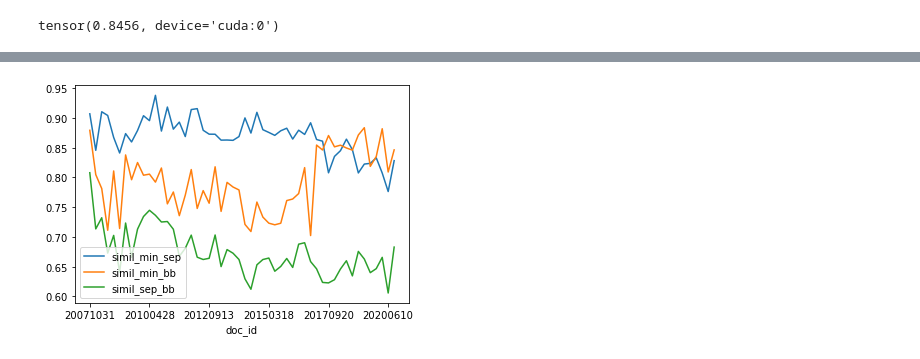
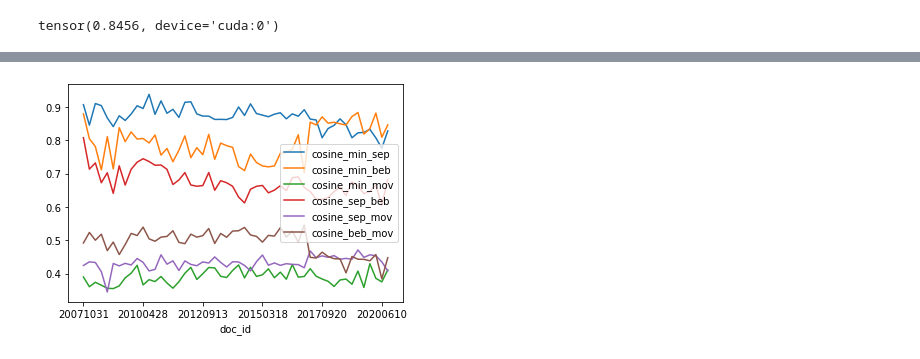
Before and after one commit to rubenhm/text-similarities, a Jupyter notebook: python/Calculate_similarites.ipynb, the cells around one changed output, grey strips where cells are left out. Drawn from its saved outputs; the diff is of its cells as text; code cells hidden in the pictures.

```diff
--- a/python/Calculate_similarites.ipynb
+++ b/python/Calculate_similarites.ipynb
@@ -17,6 +18,7 @@ from sklearn.metrics.pairwise import cosine_similarity
 minutes = pd.read_pickle('../data/data-gen/sent_minutes.p')
 seps    = pd.read_pickle('../data/data-gen/sent_seps.p')
 beigeb  = pd.read_pickle('../data/data-gen/sent_beigebook.p')
+movies  = pd.read_pickle('../data/data-gen/sent_movies.p')
 # %%
 print(minutes.shape)
 minutes.head()
@@ -233,3 +244,0 @@ df_simil_seps_bb_series = pd.DataFrame([[simil_minutes_sep_series.cpu().numpy().
-# %%
-# Form array with unique values of dates
-dates = minutes.doc_id.unique()
@@ -241 +251,23 @@ df_simil = pd.DataFrame(data.T, columns = ['doc_id','simil_min_sep', 'simil_min_
+# %%
+# Separate lists to form pandas data frames
+cosine_similarity = []
+euclid_similarity = []
+pearsn_similarity = []
+for list in simil_results:
+    cosine_similarity.append(list[0])
+    euclid_similarity.append(list[1])
+    pearsn_similarity.append(list[2])
+# %%
+df_cosine = pd.DataFrame(np.vstack(cosine_similarity),
+                         columns =['cosine_min_sep', 'cosine_min_beb', 'cosine_min_mov',
+                                   'cosine_sep_beb', 'cosine_sep_mov', 'cosine_beb_mov'])
+df_cosine.insert(loc = 0, column = 'doc_id', value = dates)
+df_euclid = pd.DataFrame(np.vstack(euclid_similarity),
+                         columns =['euclid_min_sep', 'euclid_min_beb', 'euclid_min_mov',
+                                   'euclid_sep_beb', 'euclid_sep_mov', 'euclid_beb_mov'])
+df_euclid.insert(loc = 0, column = 'doc_id', value = dates)
+df_pearsn = pd.DataFrame(np.vstack(cosine_similarity),
+                         columns =['pearsn_min_sep', 'pearsn_min_beb', 'pearsn_min_mov',
+                                   'pearsn_sep_beb', 'pearsn_sep_mov', 'pearsn_beb_mov'])
+df_pearsn.insert(loc = 0, column = 'doc_id', value = dates)
 # %%
@@ -250,5 +300,5 @@ df_simil.head()
 # %%
-df_simil.plot(x = "doc_id", y = ["simil_min_sep","simil_min_bb", "simil_sep_bb"])
+df_cosine.plot(x = "doc_id")
 plt.show()
 # %% [output]
-[figure, old version]
+[figure, new version]
```
Also changed, not shown: parts of 26 cells of this notebook, 5 other files.
